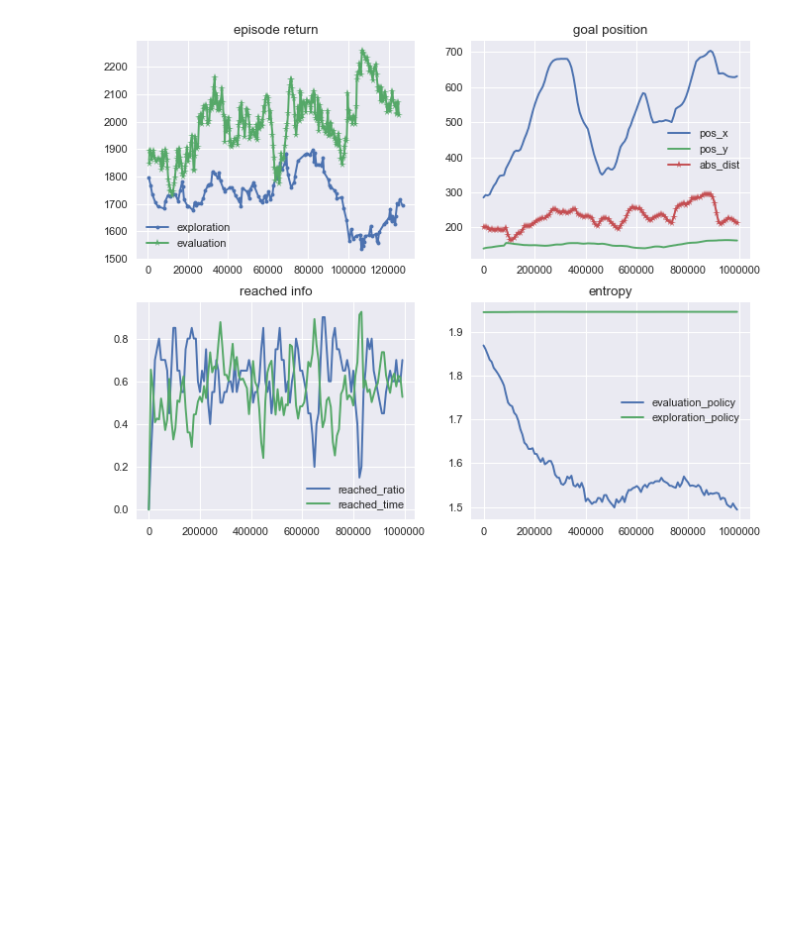
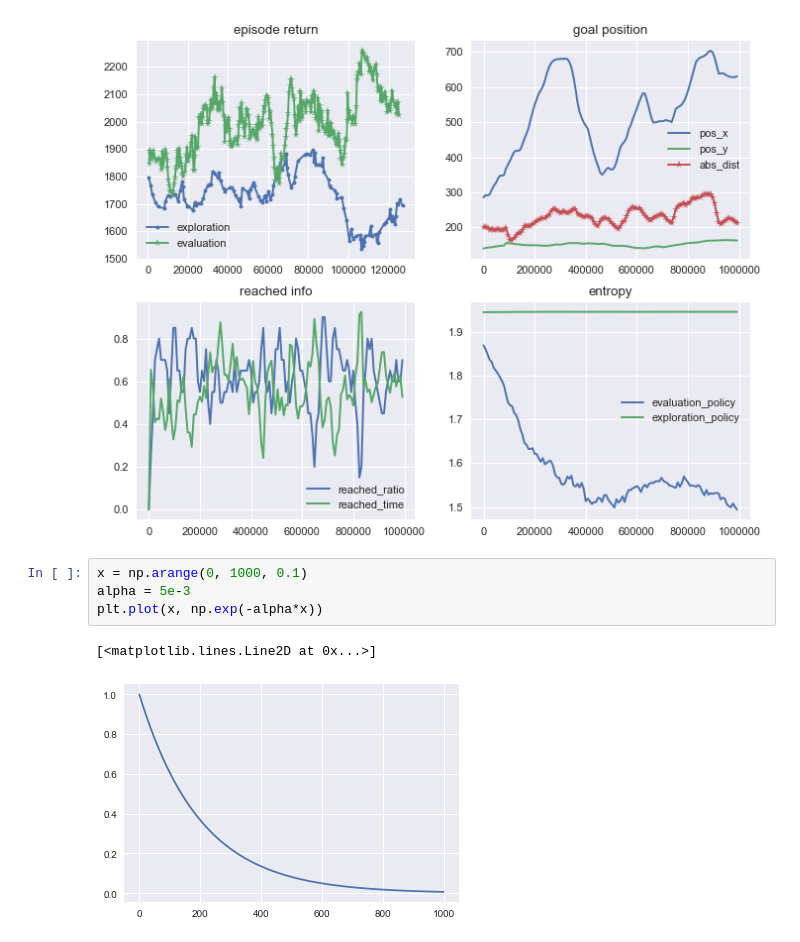
Before and after one commit to liziniu/SuperMario, a Jupyter notebook: Untitled.ipynb, the cells around one changed output. Drawn from its saved outputs; the diff is of its cells as text; blank space fills up the shorter version.

```diff
--- a/Untitled.ipynb
+++ b/Untitled.ipynb
@@ -127,3 +127,10 @@ File b'/Users/liziniu/mario/logs/acer_new/4-30/2019-04-30-21-28-29-296919/0.4.mo
 [figure]
 [figure]
 [figure]
+# %%
+x = np.arange(0, 1000, 0.1)
+alpha = 5e-3
+plt.plot(x, np.exp(-alpha*x))
+# %% [output]
+[<matplotlib.lines.Line2D at 0x...>]
+[figure, added]
```
Also changed, not shown: 4 other files.
